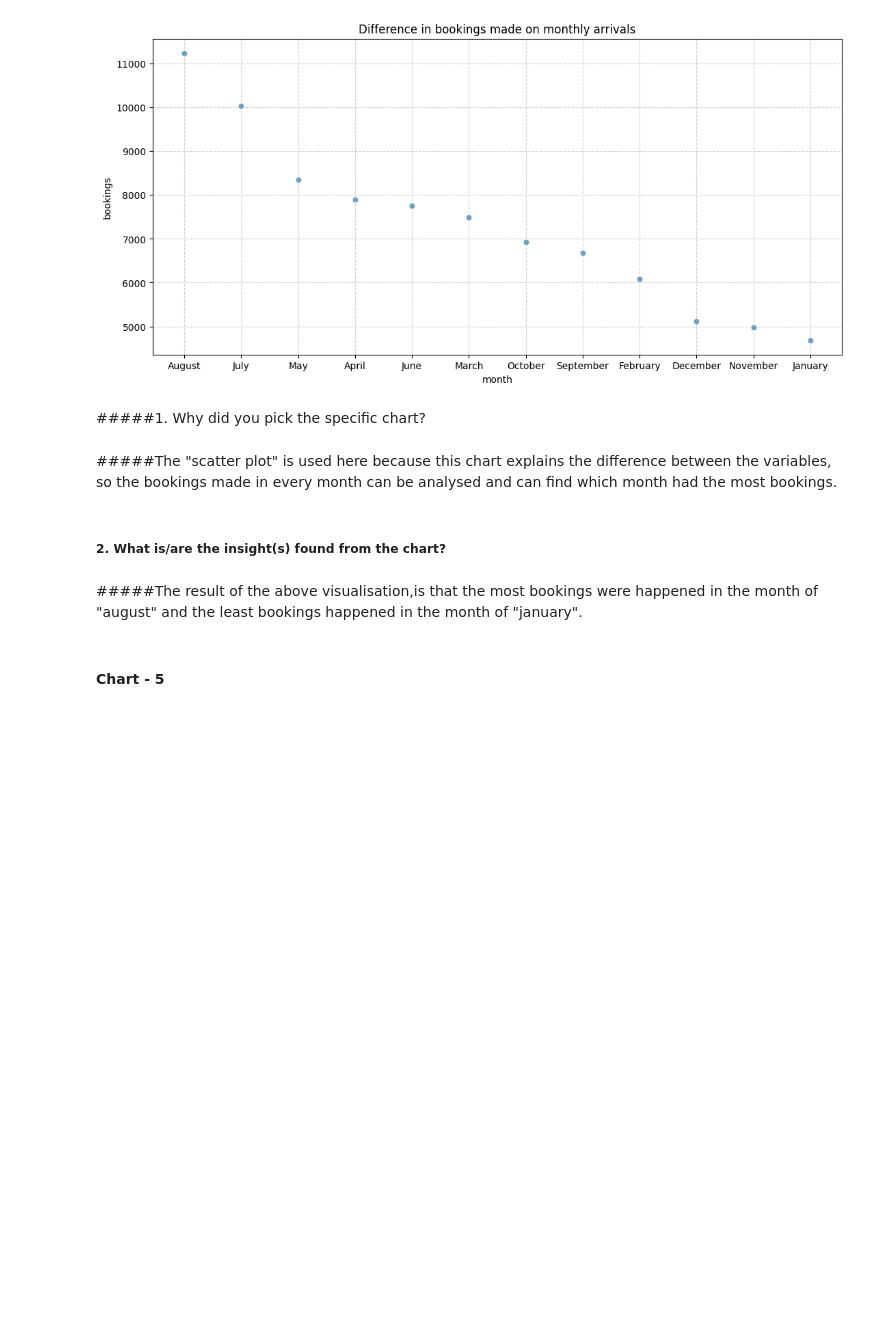
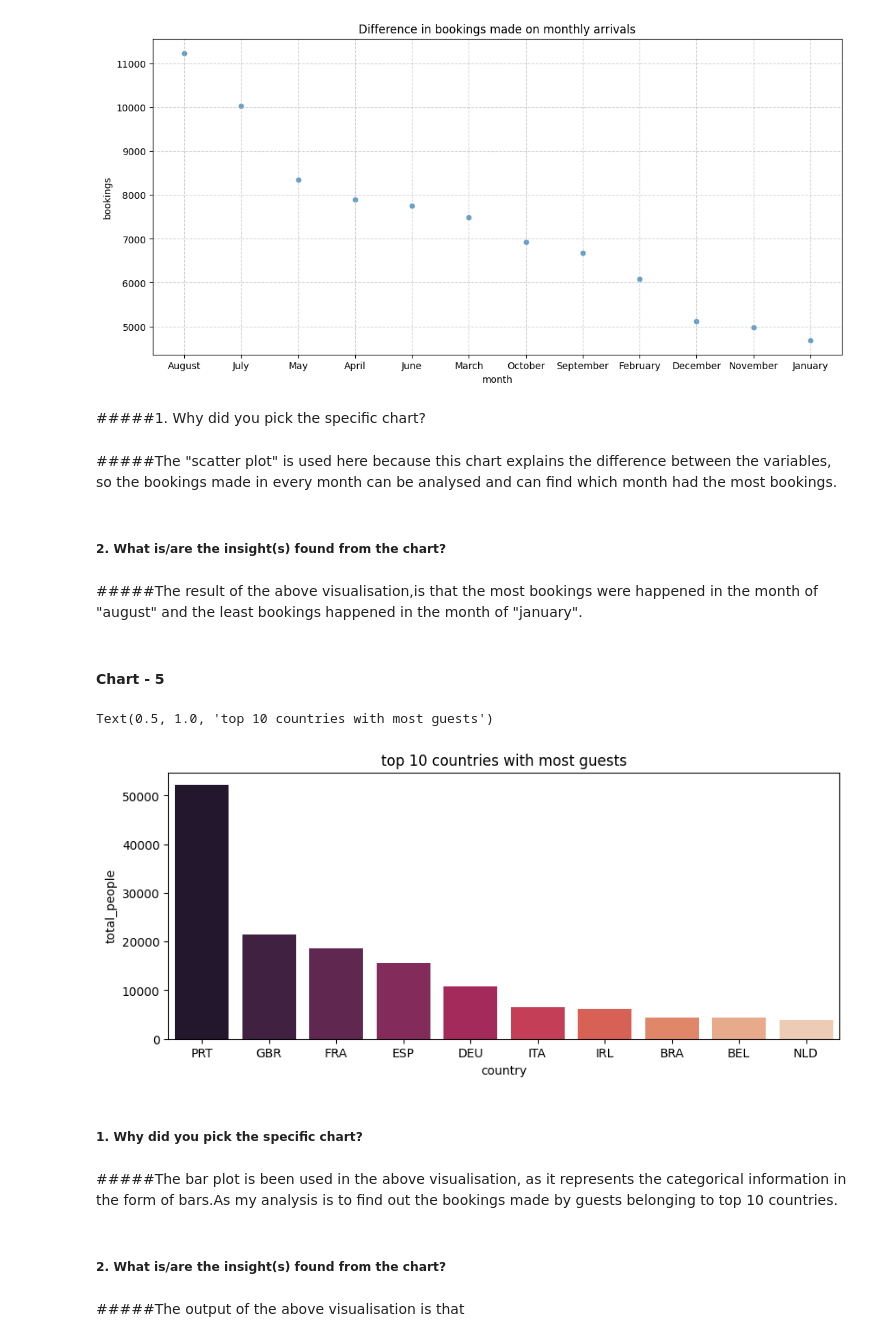
Before and after one commit to jyothika2809/CITY-AND-RESORT-HOTEL-EDA-AND-DASHBOARD, a Jupyter notebook: EDA_hotel_booking_analysis.ipynb, the cells around one changed output. Cells and saved outputs as stored; diff of their text form; code cells hidden in the pictures; blank space fills up the shorter version.

```diff
--- a/EDA_hotel_booking_analysis.ipynb
+++ b/EDA_hotel_booking_analysis.ipynb
@@ -530,3 +533,18 @@ guest_country_wise = pd.DataFrame(hotel_booking[['country', 'total_people']])
 guest_country_wise_df=guest_country_wise.groupby(['country'])['total_people']. sum()
 guest_country_wise_df.sort_values(ascending = False, inplace= True)
 top10_country = guest_country_wise_df.head(10)
+# %%
+plt.figure(figsize=(10,4))
+sns.barplot(x=top10_country.index,y=top10_country,palette='rocket')
+plt.title("top 10 countries with most guests")
+# %% [output]
+Text(0.5, 1.0, 'top 10 countries with most guests')
+[figure, added]
+# %% [markdown]
+##### 1. Why did you pick the specific chart?
+# %% [markdown]
+#####The bar plot is been used in the above visualisation, as it represents the categorical information in the form of bars.As my analysis is to find out the bookings made by guests belonging to top 10 countries.
+# %% [markdown]
+##### 2. What is/are the insight(s) found from the chart?
+# %% [markdown]
+#####The output of the above visualisation is that
```
Also changed, not shown: parts of 1 cell of this notebook.
